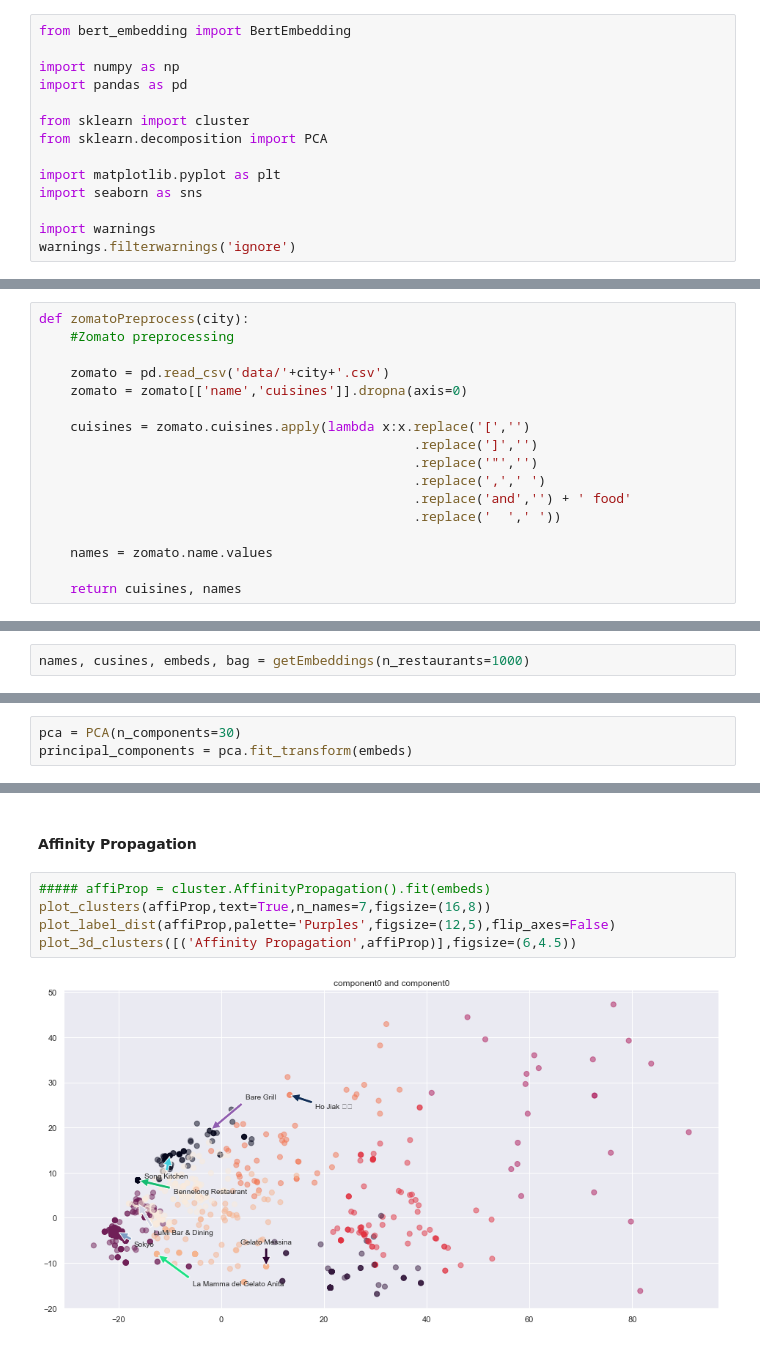
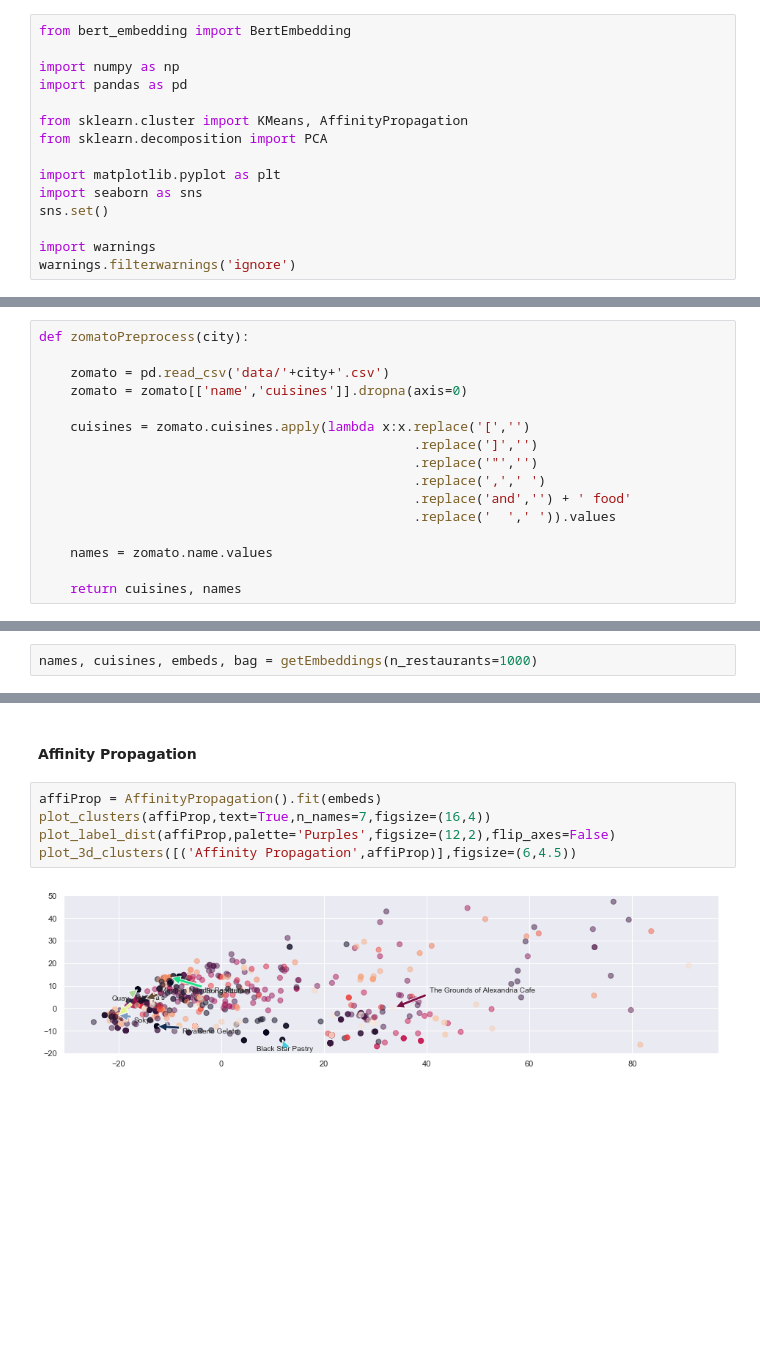
Before and after one commit to Z-an/BERT_zomato, a Jupyter notebook: bert_embeddings.ipynb, the cells around one changed output, grey strips where cells are left out. Saved outputs shown, nothing was run; the diff lists cells and outputs as text; blank space fills up the shorter version.

```diff
--- a/bert_embeddings.ipynb
+++ b/bert_embeddings.ipynb
@@ -4,11 +4,12 @@ from bert_embedding import BertEmbedding
 import numpy as np
 import pandas as pd
 
-from sklearn import cluster
+from sklearn.cluster import KMeans, AffinityPropagation
 from sklearn.decomposition import PCA
 
 import matplotlib.pyplot as plt
 import seaborn as sns
+sns.set()
 
 import warnings
 warnings.filterwarnings('ignore')
@@ -16,7 +17,6 @@ warnings.filterwarnings('ignore')
 CITY = 'sydney'
 # %%
 def zomatoPreprocess(city):
-    #Zomato preprocessing
 
     zomato = pd.read_csv('data/'+city+'.csv')
     zomato = zomato[['name','cuisines']].dropna(axis=0)
@@ -26,7 +26,7 @@ def zomatoPreprocess(city):
                                                 .replace('"','')
                                                 .replace(',',' ')
                                                 .replace('and','') + ' food'
-                                                .replace('  ',' '))
+                                                .replace('  ',' ')).values
 
     names = zomato.name.values
 
@@ -92,7 +101,7 @@ def getEmbeddings(n_restaurants=100,city=CITY):
 
     return names,cuisines,embeds,bagofembeddings
 # %%
-names, cusines, embeds, bag = getEmbeddings(n_restaurants=1000)
+names, cuisines, embeds, bag = getEmbeddings(n_restaurants=1000)
 # %% [output]
 Cleaning Zomato data for sydney.
 
@@ -242,3 +261,0 @@ def plot_3d_clusters(clusters
-# %%
-pca = PCA(n_components=30)
-principal_components = pca.fit_transform(embeds)
@@ -267,9 +324,9 @@ plot_3d_clusters([('Kmeans++',kplus)],figsize=(6,4.5))
 # %% [markdown]
 #### Affinity Propagation
 # %%
-##### affiProp = cluster.AffinityPropagation().fit(embeds)
-plot_clusters(affiProp,text=True,n_names=7,figsize=(16,8))
-plot_label_dist(affiProp,palette='Purples',figsize=(12,5),flip_axes=False)
+affiProp = AffinityPropagation().fit(embeds)
+plot_clusters(affiProp,text=True,n_names=7,figsize=(16,4))
+plot_label_dist(affiProp,palette='Purples',figsize=(12,2),flip_axes=False)
 plot_3d_clusters([('Affinity Propagation',affiProp)],figsize=(6,4.5))
 # %% [output]
-[figure, old version]
+[figure, new version]
```
Also changed, not shown: parts of 37 cells of this notebook, 2 other files.
